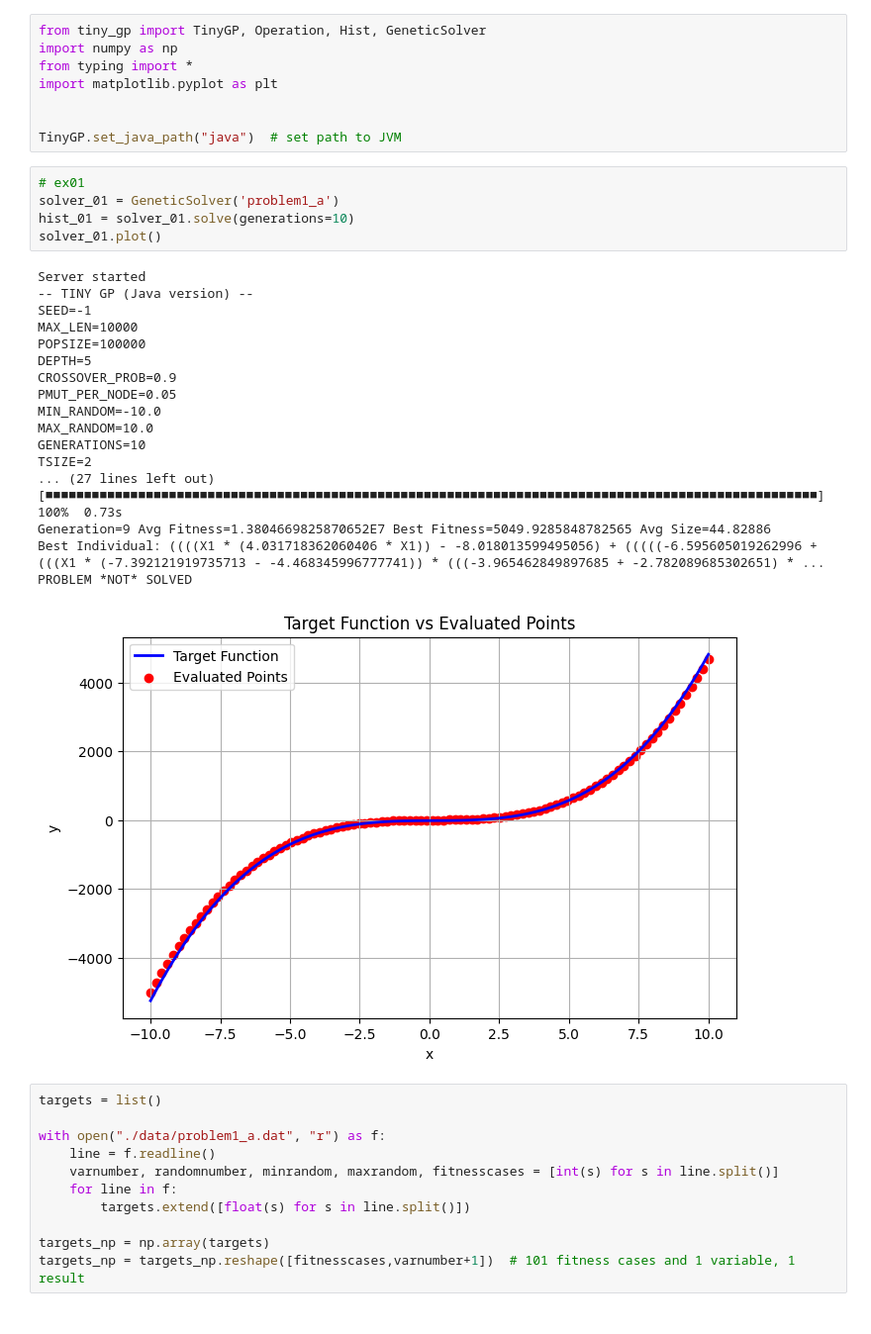
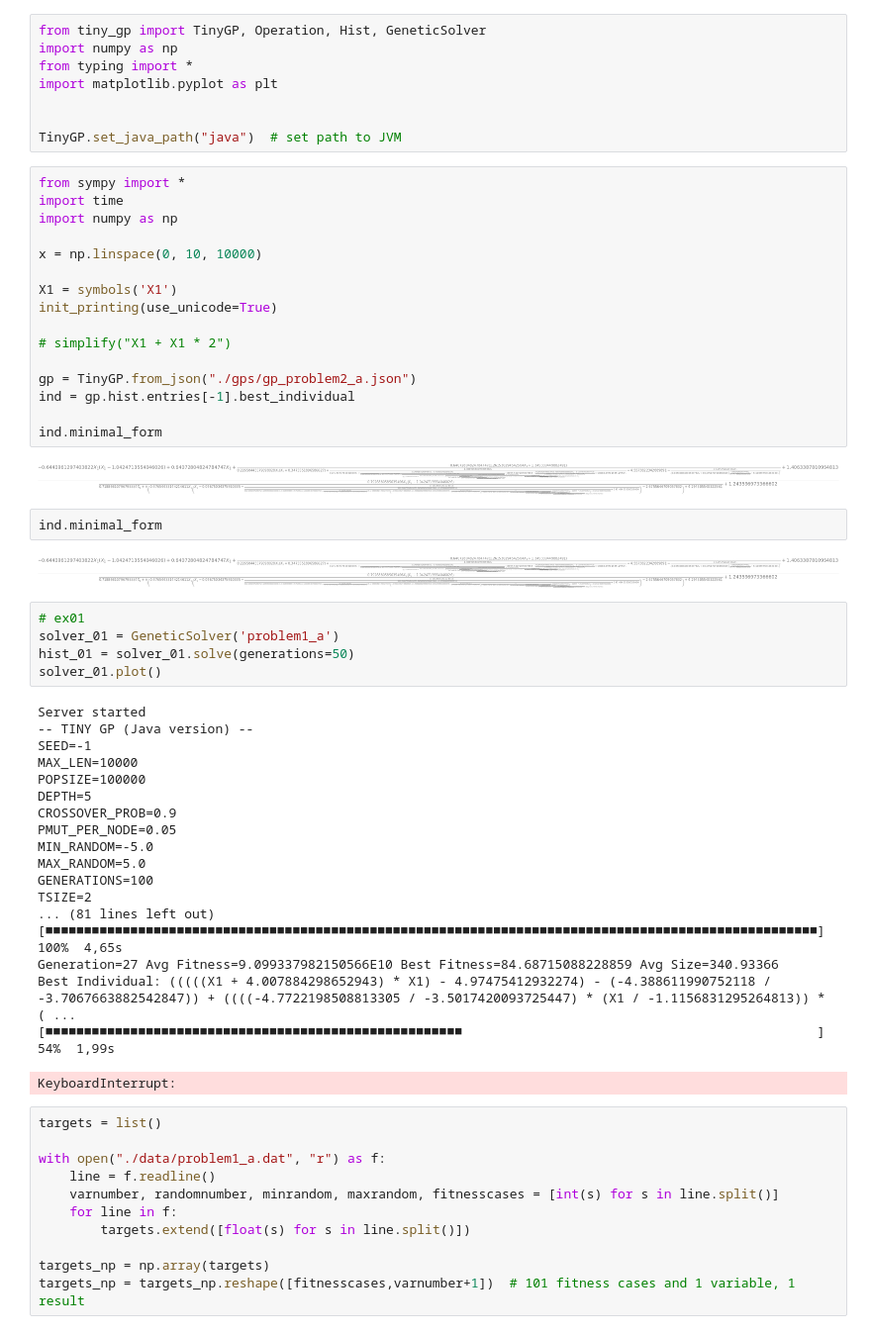
Before and after one commit to malekkonrad/genetic_programming, a Jupyter notebook: GP.ipynb, the cells around one changed output. Shown: that part at 99% size. Saved outputs shown, nothing was run; the diff lists cells and outputs as text.

```diff
--- a/GP.ipynb
+++ b/GP.ipynb
@@ -6,10 +6,32 @@ import matplotlib.pyplot as plt
 
 
 TinyGP.set_java_path("java")  # set path to JVM
+# %%
+from sympy import *
+import time
+import numpy as np
+
+x = np.linspace(0, 10, 10000)
+
+X1 = symbols('X1')
+init_printing(use_unicode=True)
+
+# simplify("X1 + X1 * 2")
+
+gp = TinyGP.from_json("./gps/gp_problem2_a.json")
+ind = gp.hist.entries[-1].best_individual
+
+ind.minimal_form
+# %% [output]
+[figure, added]
+# %%
+ind.minimal_form
+# %% [output]
+[figure, added]
 # %%
 # ex01
 solver_01 = GeneticSolver('problem1_a')
-hist_01 = solver_01.solve(generations=10)
+hist_01 = solver_01.solve(generations=50)
 solver_01.plot()
 # %% [output]
 Server started
@@ -20,16 +42,16 @@ POPSIZE=100000
 DEPTH=5
 CROSSOVER_PROB=0.9
 PMUT_PER_NODE=0.05
-MIN_RANDOM=-10.0
-MAX_RANDOM=10.0
-GENERATIONS=10
+MIN_RANDOM=-5.0
+MAX_RANDOM=5.0
+GENERATIONS=100
 TSIZE=2
-... (27 lines left out)
-[■■■■■■■■■■■■■■■■■■■■■■■■■■■■■■■■■■■■■■■■■■■■■■■■■■■■■■■■■■■■■■■■■■■■■■■■■■■■■■■■■■■■■■■■■■■■■■■■■■■■] 100%  0.73s
-Generation=9 Avg Fitness=1.3804669825870652E7 Best Fitness=5049.9285848782565 Avg Size=44.82886
-Best Individual: ((((X1 * (4.031718362060406 * X1)) - -8.018013599495056) + (((((-6.595605019262996 + (((X1 * (-7.392121919735713 - -4.468345996777741)) * (((-3.965462849897685 + -2.782089685302651) * ...
-PROBLEM *NOT* SOLVED
+... (81 lines left out)
+[■■■■■■■■■■■■■■■■■■■■■■■■■■■■■■■■■■■■■■■■■■■■■■■■■■■■■■■■■■■■■■■■■■■■■■■■■■■■■■■■■■■■■■■■■■■■■■■■■■■■] 100%  4,65s
+Generation=27 Avg Fitness=9.099337982150566E10 Best Fitness=84.68715088228859 Avg Size=340.93366
+Best Individual: (((((X1 + 4.007884298652943) * X1) - 4.97475412932274) - (-4.388611990752118 / -3.7067663882542847)) + ((((-4.7722198508813305 / -3.5017420093725447) * (X1 / -1.1156831295264813)) * ( ...
+[■■■■■■■■■■■■■■■■■■■■■■■■■■■■■■■■■■■■■■■■■■■■■■■■■■■■■■                                              ] 54%  1,99s
-[figure, removed]
+KeyboardInterrupt:
 # %%
 targets = list()
 
```
Also changed, not shown: parts of 1 cell of this notebook, 7 other files.
